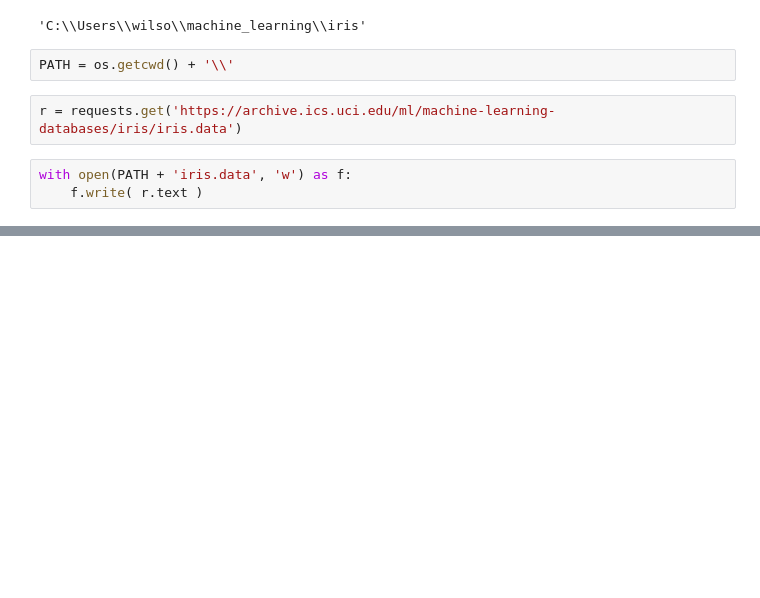
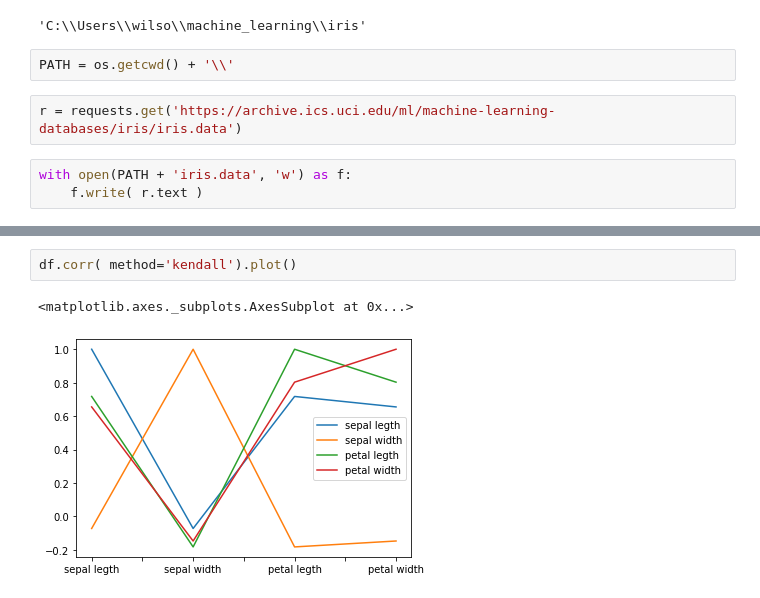
Before and after one commit to wilsonazer/iris, a Jupyter notebook: Analyse in Iris data set.ipynb, the cells around one changed output, grey strips where cells are left out. Saved outputs shown, nothing was run; the diff lists cells and outputs as text; blank space fills up the shorter version.

```diff
--- a/Analyse in Iris data set.ipynb
+++ b/Analyse in Iris data set.ipynb
@@ -50,0 +162,5 @@ df
+# %%
+df.corr( method='kendall').plot()
+# %% [output]
+<matplotlib.axes._subplots.AxesSubplot at 0x...>
+[figure, added]
```
Also changed, not shown: parts of 15 cells of this notebook.
